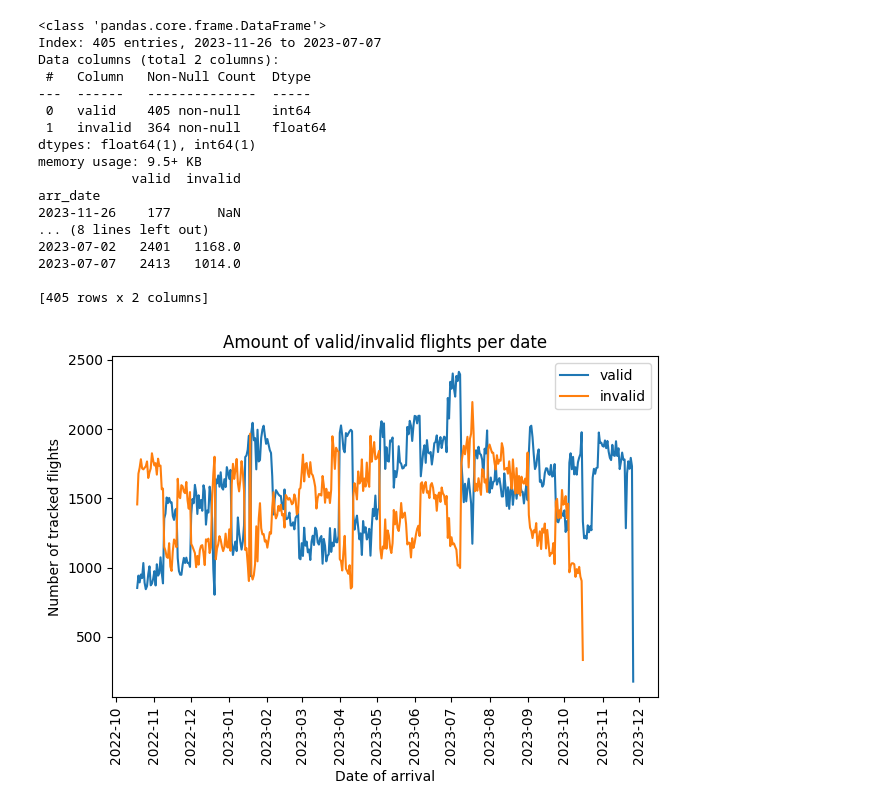
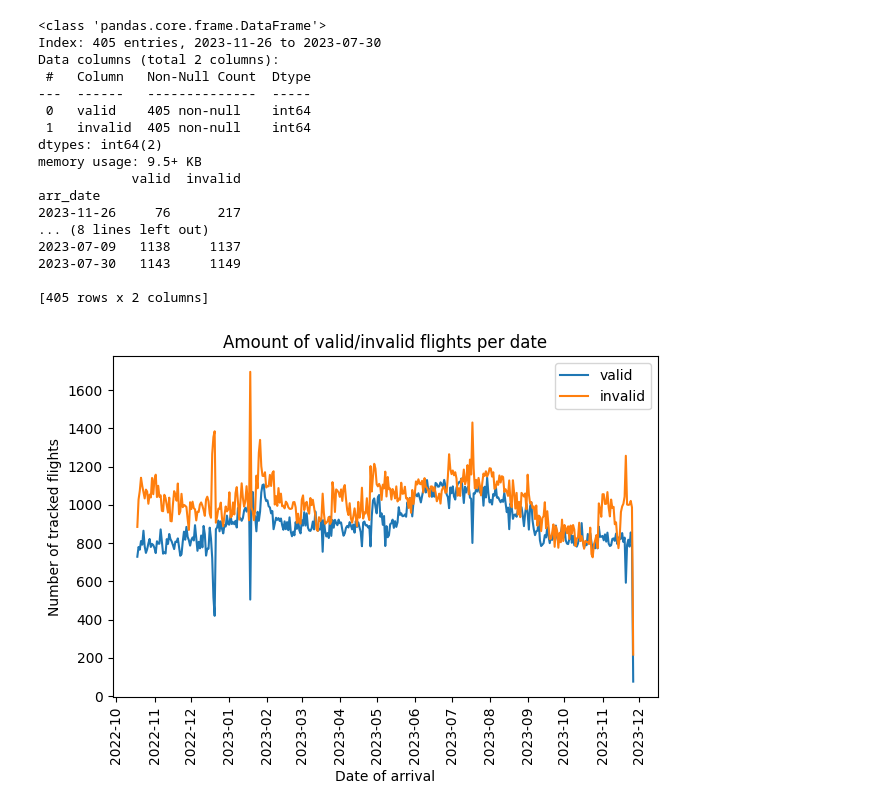
Before and after one commit to jkruke/airline-delay-prediction, a Jupyter notebook: analysis/EDA.ipynb, the cells around one changed output. Cells and saved outputs as stored; diff of their text form; code cells hidden in the pictures.

```diff
--- a/analysis/EDA.ipynb
+++ b/analysis/EDA.ipynb
@@ -11,39 +11,39 @@ def group_by_date(df):
 
 
 def analyze_records_by_day():
-    valid_flights = pd.read_csv("../extract/data/history/flightsHistory_2022-10-18_to_2023-11-25-holidays.csv")
-    invalid_flights = pd.read_csv("../extract/data/history/flightsHistory_invalid_2022-10-18_to_2023-11-25-holidays")
+    valid_flights = pd.read_csv("../extract/data/history/flightsHistory.csv")
+    invalid_flights = pd.read_csv("../extract/data/history/flightsHistory_invalid.csv")
     valid_flights = group_by_date(valid_flights).rename(columns={"counts": "valid"})
     invalid_flights = group_by_date(invalid_flights).rename(columns={"counts": "invalid"})
     flights = pd.merge(valid_flights, invalid_flights, how='outer', on='arr_date')
     flights.info()
     print(flights.head(500))
     ax = flights.plot()
     ax.xaxis.set_major_locator(MonthLocator())
     plt.xticks(rotation=90)
     plt.title("Amount of valid/invalid flights per date")
     plt.ylabel("Number of tracked flights")
     plt.xlabel("Date of arrival")
     plt.tight_layout()
     plt.show()
 
 analyze_records_by_day()
 # %% [output]
 <class 'pandas.core.frame.DataFrame'>
-Index: 405 entries, 2023-11-26 to 2023-07-07
+Index: 405 entries, 2023-11-26 to 2023-07-30
 Data columns (total 2 columns):
  #   Column   Non-Null Count  Dtype
 ---  ------   --------------  -----
  0   valid    405 non-null    int64
- 1   invalid  364 non-null    float64
-dtypes: float64(1), int64(1)
+ 1   invalid  405 non-null    int64
+dtypes: int64(2)
 memory usage: 9.5+ KB
             valid  invalid
 arr_date
-2023-11-26    177      NaN
+2023-11-26     76      217
 ... (8 lines left out)
-2023-07-02   2401   1168.0
-2023-07-07   2413   1014.0
+2023-07-09   1138     1137
+2023-07-30   1143     1149
 
 [405 rows x 2 columns]
-[figure, old version]
+[figure, new version]
```
Also changed, not shown: 6 other files.
